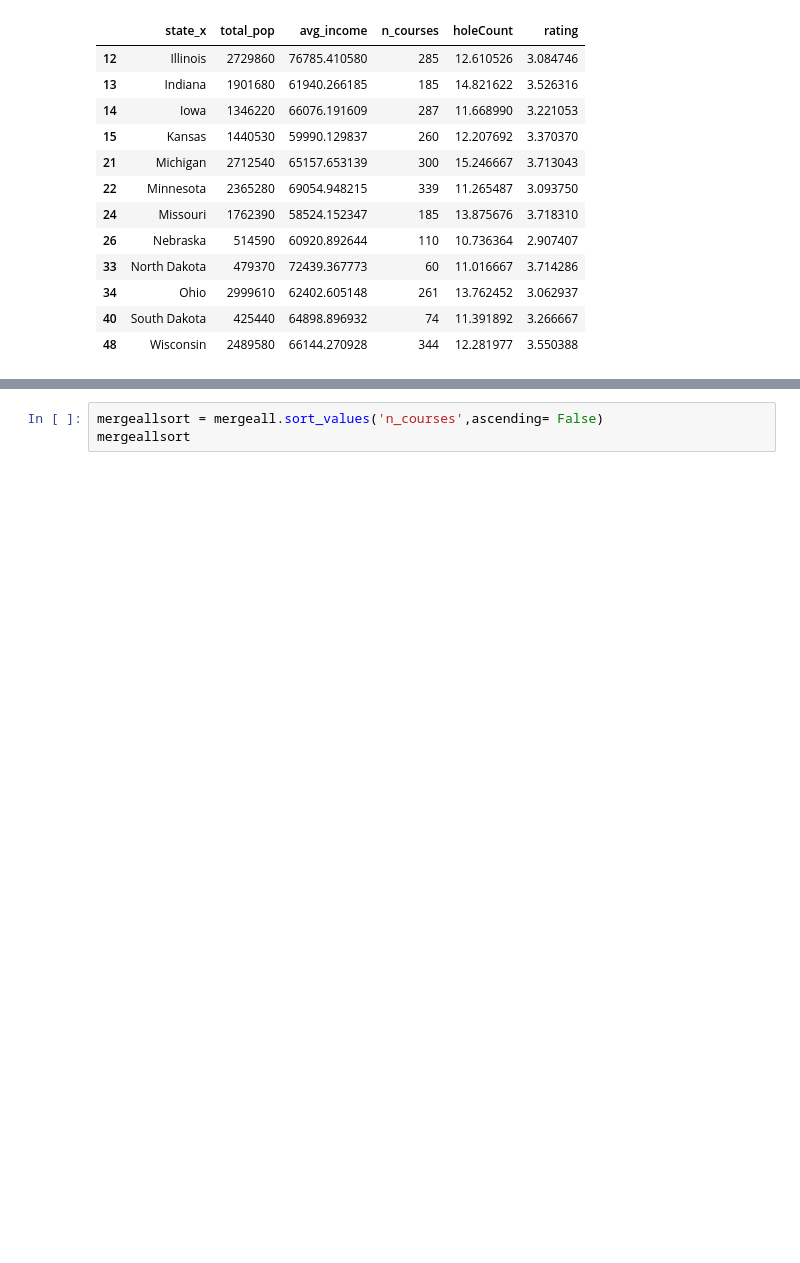
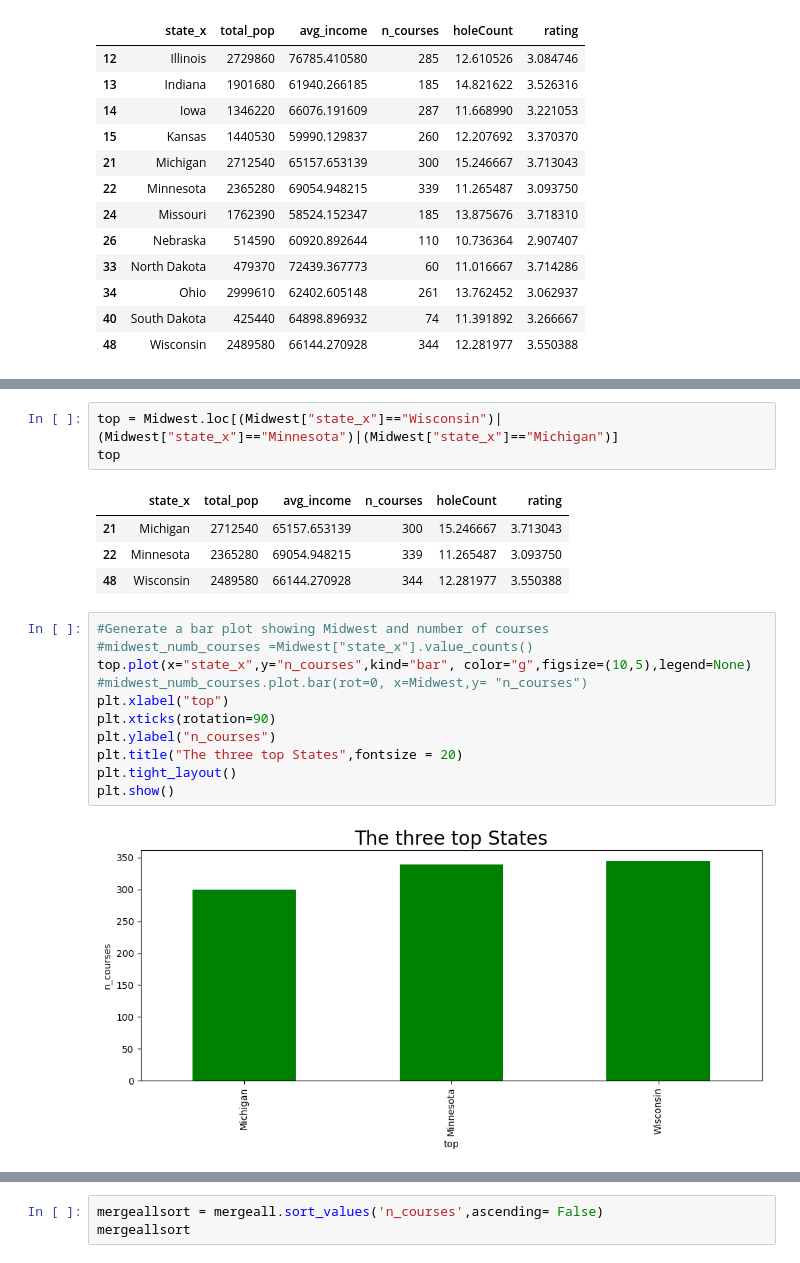
Before and after one commit to paulbrichta/Project-1, a Jupyter notebook: P1_data_analysis_R.ipynb, the cells around one changed output, grey strips where cells are left out. Cells and saved outputs as stored; diff of their text form; blank space fills up the shorter version.

```diff
--- a/P1_data_analysis_R.ipynb
+++ b/P1_data_analysis_R.ipynb
@@ -115,0 +145,21 @@ Midwest
+# %%
+top = Midwest.loc[(Midwest["state_x"]=="Wisconsin")|(Midwest["state_x"]=="Minnesota")|(Midwest["state_x"]=="Michigan")]
+top
+# %% [output]
+|  | state_x | total_pop | avg_income | n_courses | holeCount | rating |
+| 21 | Michigan | 2712540 | 65157.653139 | 300 | 15.246667 | 3.713043 |
+| 22 | Minnesota | 2365280 | 69054.948215 | 339 | 11.265487 | 3.093750 |
+| 48 | Wisconsin | 2489580 | 66144.270928 | 344 | 12.281977 | 3.550388 |
+# %%
+#Generate a bar plot showing Midwest and number of courses
+#midwest_numb_courses =Midwest["state_x"].value_counts()
+top.plot(x="state_x",y="n_courses",kind="bar", color="g",figsize=(10,5),legend=None)
+#midwest_numb_courses.plot.bar(rot=0, x=Midwest,y= "n_courses")
+plt.xlabel("top")
+plt.xticks(rotation=90)
+plt.ylabel("n_courses")
+plt.title("The three top States",fontsize = 20)
+plt.tight_layout()
+plt.show()
+# %% [output]
+[figure, added]
```
Also changed, not shown: parts of 21 cells of this notebook.
